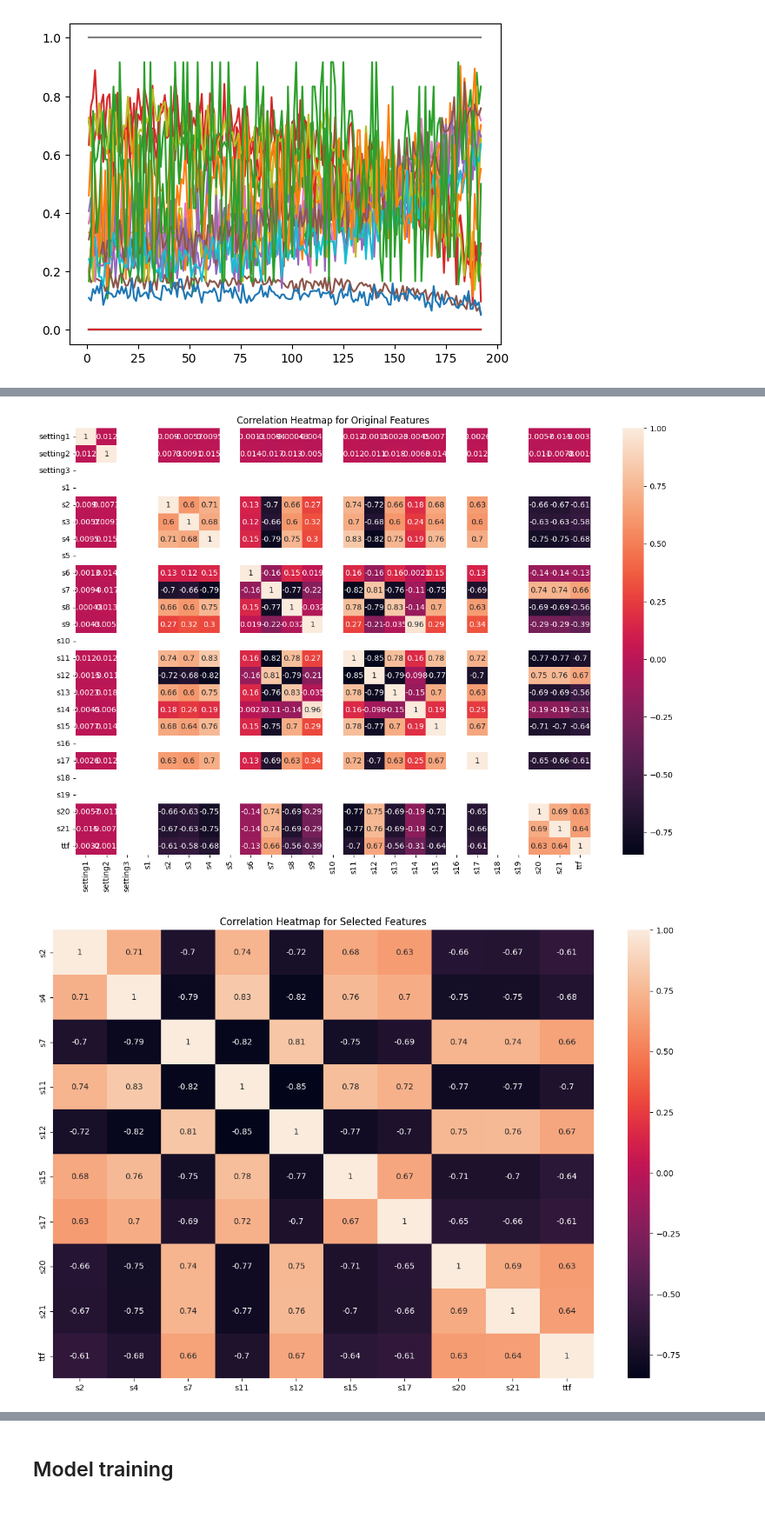
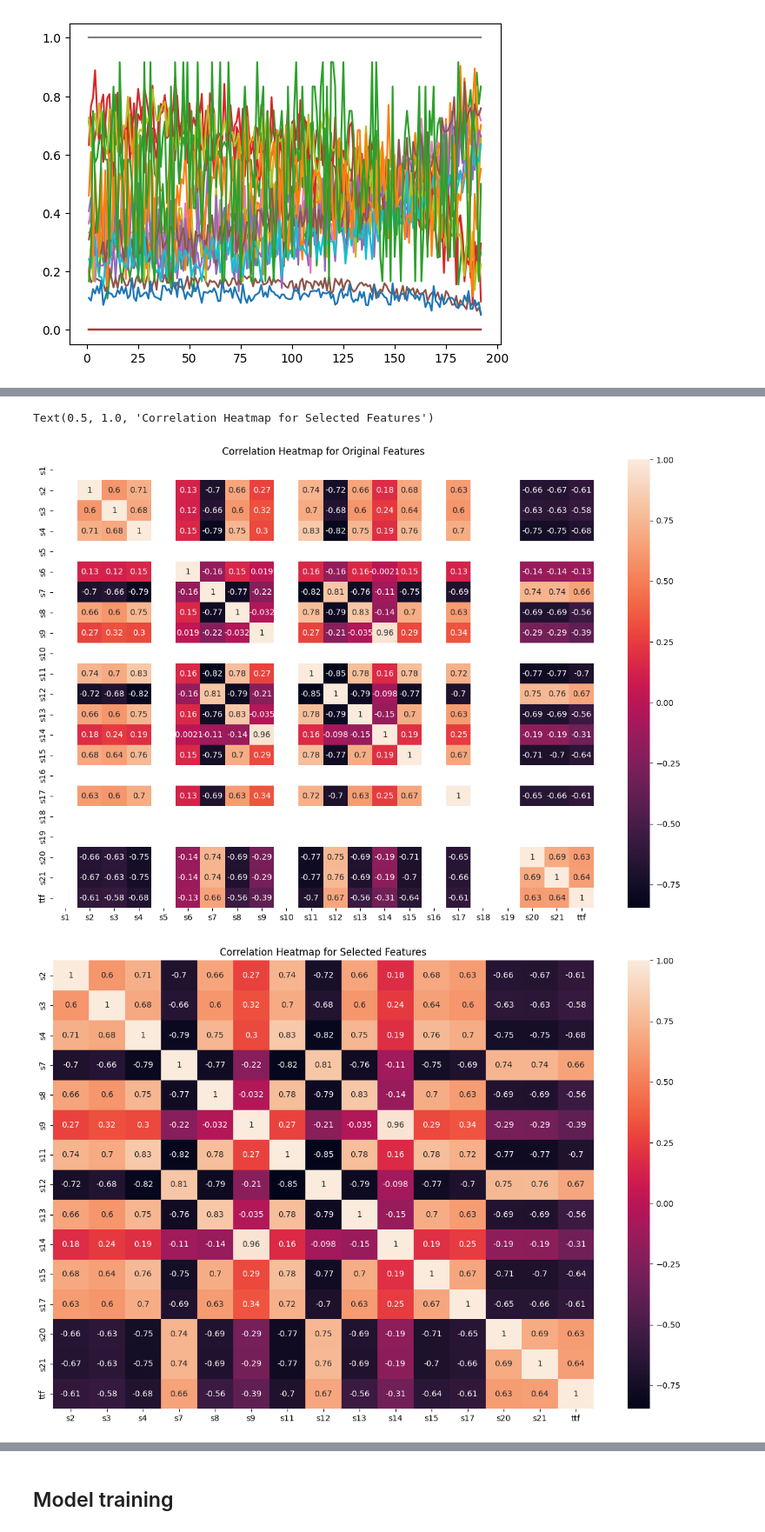
Before and after one commit to NechZ/Predictive-Maintenance, a Jupyter notebook: Engine-Predictive-Maintenance.ipynb, the cells around one changed output, grey strips where cells are left out. Shown at 87% size. Saved outputs shown, nothing was run; the diff lists cells and outputs as text; code cells hidden in the pictures.

```diff
--- a/Engine-Predictive-Maintenance.ipynb
+++ b/Engine-Predictive-Maintenance.ipynb
@@ -143,7 +143,8 @@ plt.show()
 [figure]
 # %%
 # Original features in the dataset
-features_orig = ['setting1', 'setting2', 'setting3', 's1', 's2', 's3', 's4', 's5', 's6', 's7', 's8', 's9', 's10', 's11', 's12', 's13', 's14', 's15', 's16', 's17', 's18', 's19', 's20', 's21']
+features_orig = ['s1', 's2', 's3', 's4', 's5', 's6', 's7', 's8', 's9', 's10', 's11', 's12', 's13', 's14', 's15', 's16', 's17', 's18', 's19', 's20', 's21']
+settings = ['setting1', 'setting2', 'setting3']
 
 # Create a heatmap to visualize correlations between original features and target variable
 plt.figure(figsize=(15, 10))
@@ -153,7 +154,7 @@ plt.title("Correlation Heatmap for Original Features")
 
 # Determine features with low and high correlation to the target variable
 correlation_with_target = corr_orig['ttf']
-high_corr_threshold = 0.6
+high_corr_threshold = 0.3
 low_corr_threshold = 0.3
 
 features_high_corr = correlation_with_target[abs(correlation_with_target) > high_corr_threshold].index.tolist()
@@ -177,15 +178,4 @@ plt.figure(figsize=(15, 10))
 corr_selected = train_data[features + ['ttf']].corr()
 sns.heatmap(corr_selected, annot=True)
 plt.title("Correlation Heatmap for Selected Features")
-
-# Prepare training and testing data
-X_train = train_data[features]
-y_train = train_data['ttf']
-X_test = test_data[features]
-y_test = test_data['ttf']
-
-# Scale the features using Min-Max scaler
-scaler = MinMaxScaler()
-X_train = scaler.fit_transform(X_train)
-X_test = scaler.transform(X_test)
 # %% [output]
@@ -194,2 +184,3 @@ Features with high correlation to target variable: ['s2', 's4', 's7', 's11', 's1
+Text(0.5, 1.0, 'Correlation Heatmap for Selected Features')
-[figure, old version]
+[figure, new version]
-[figure, old version]
+[figure, new version]
```
Also changed, not shown: parts of 7 cells of this notebook.
